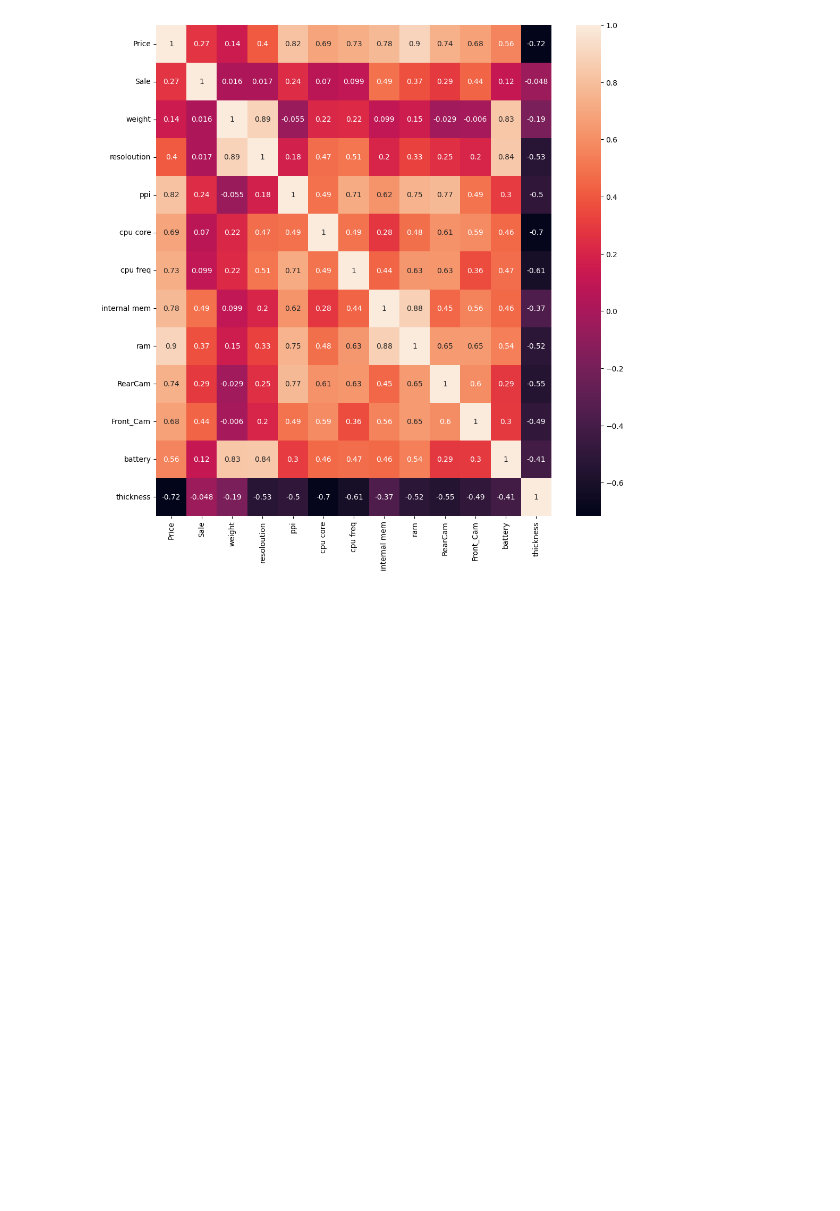
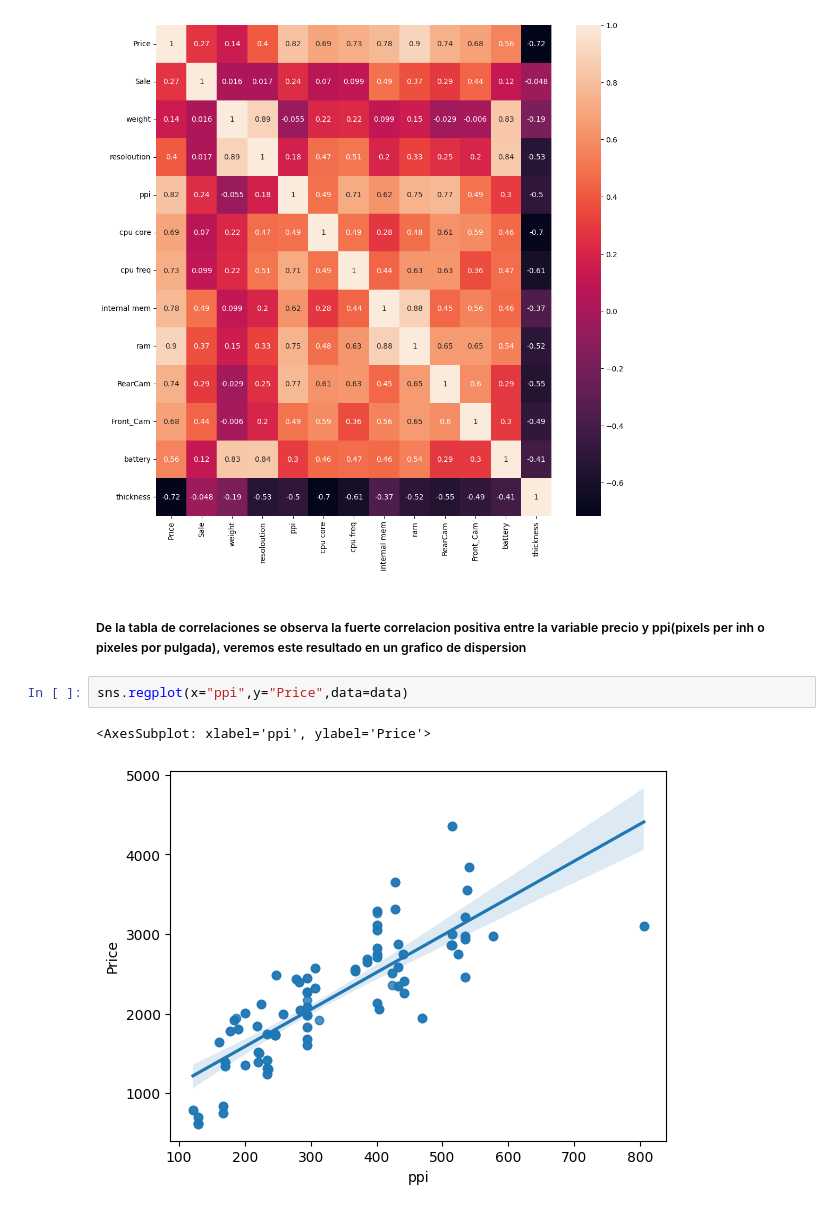
Before and after one commit to Aldoju/ML_Movil, a Jupyter notebook: MobilePrediction.ipynb, the cells around one changed output. Drawn from its saved outputs; the diff is of its cells as text; blank space fills up the shorter version.

```diff
--- a/MobilePrediction.ipynb
+++ b/MobilePrediction.ipynb
@@ -56,3 +54,10 @@ sns.heatmap(data.corr(), annot=True)
 # %% [output]
 <AxesSubplot: >
 [figure]
+# %% [markdown]
+##### De la tabla de correlaciones se observa la fuerte correlacion positiva entre la variable precio y ppi(pixels per inh o pixeles por pulgada), veremos este resultado en un grafico de dispersion
+# %%
+sns.regplot(x="ppi",y="Price",data=data)
+# %% [output]
+<AxesSubplot: xlabel='ppi', ylabel='Price'>
+[figure, added]
```
Also changed, not shown: parts of 20 cells of this notebook.
